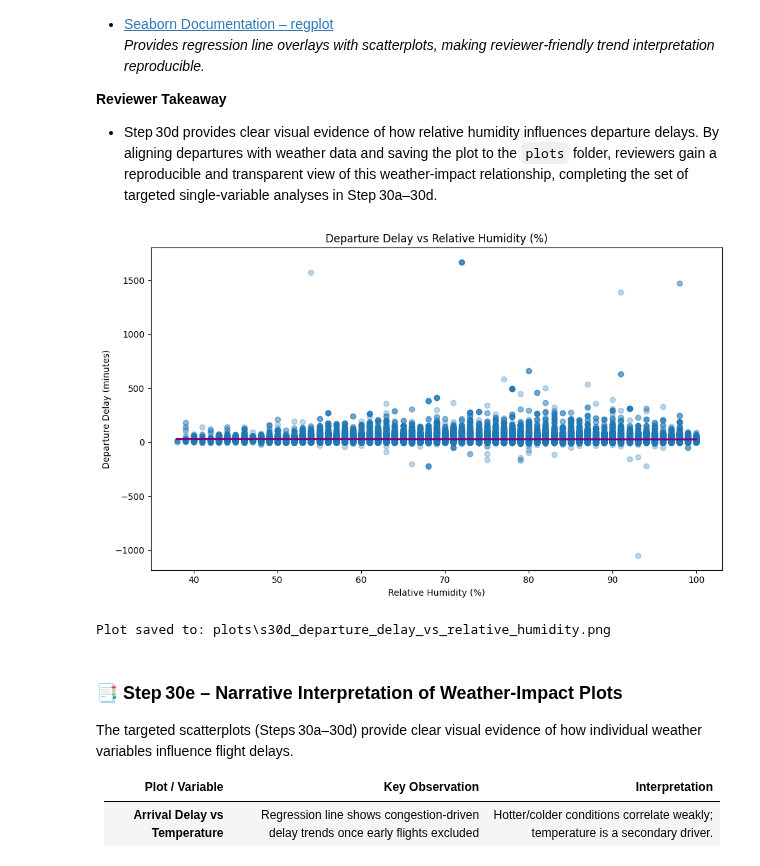
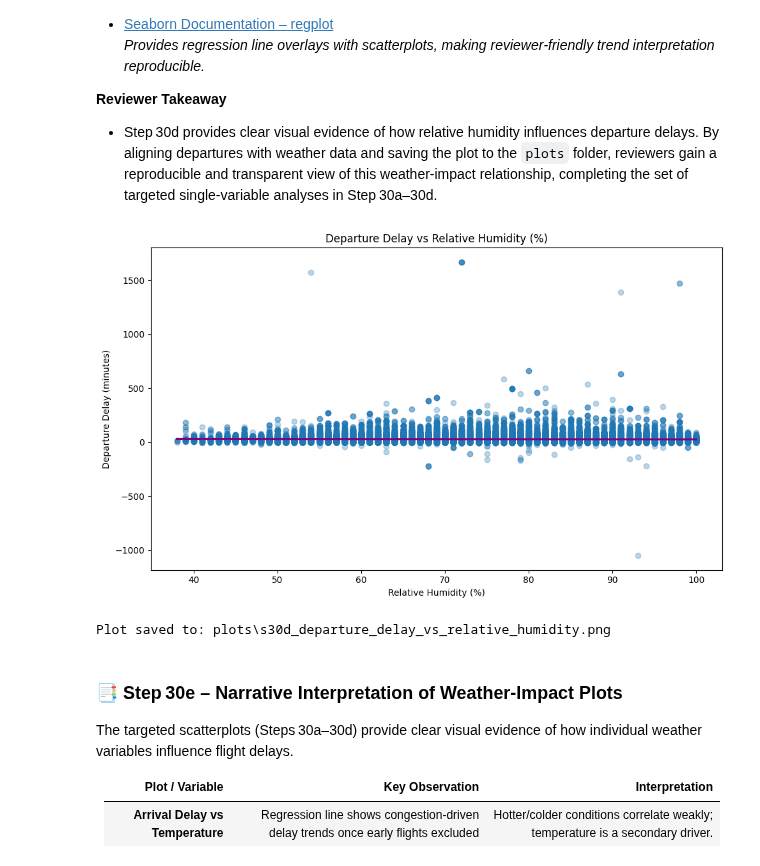
Before and after one commit to ECronin1973/programming-for-data-analytics, a Jupyter notebook: project/project.ipynb, the cells around one changed output. Saved outputs shown, nothing was run; the diff lists cells and outputs as text; code cells hidden in the pictures.

```diff
--- a/project/project.ipynb
+++ b/project/project.ipynb
@@ -3200,22 +3255,22 @@ datetime64[ns]
 # Step 27 Audit before merge
 
 # Ensure datetime conversion before using .dt
-df_weather["date"] = pd.to_datetime(df_weather["date"], errors="coerce")
+df_weather_clean["date"] = pd.to_datetime(df_weather_clean["date"], errors="coerce")
 df_arrivals["arrival.scheduledTime"] = pd.to_datetime(df_arrivals["arrival.scheduledTime"], errors="coerce")
 df_departures["departure.scheduledTime"] = pd.to_datetime(df_departures["departure.scheduledTime"], errors="coerce")
 
 # Drop NaT values to avoid .dt errors
-df_weather_valid = df_weather.dropna(subset=["date"])
+df_weather_valid = df_weather_clean.dropna(subset=["date"])
 df_arrivals_valid = df_arrivals.dropna(subset=["arrival.scheduledTime"])
 df_departures_valid = df_departures.dropna(subset=["departure.scheduledTime"])
 
 # Confirm minutes are floored to the hour
-print("Weather minutes:", df_weather_valid["date"].dt.minute.unique()) # type: ignore
+print("Weather minutes:", df_weather_valid["date"].dt.minute.unique())  # type: ignore
 print("Arrivals minutes (scheduled):", df_arrivals_valid["arrival.scheduledTime"].dt.minute.unique())
 print("Departures minutes (scheduled):", df_departures_valid["departure.scheduledTime"].dt.minute.unique())
 
 # Confirm no missing values in datetime columns
-print("Weather NaT count:", df_weather["date"].isna().sum())
+print("Weather NaT count:", df_weather_clean["date"].isna().sum())
 print("Arrivals NaT count:", df_arrivals["arrival.scheduledTime"].isna().sum())
 print("Departures NaT count:", df_departures["departure.scheduledTime"].isna().sum())
 # %% [output]
@@ -3478,9 +3571,9 @@ PLOTS_DIR.mkdir(parents=True, exist_ok=True)
 
 # ✅ Align arrivals with weather on hourly bins
 df_arrivals["date_hour"] = df_arrivals["arrival.scheduledTime"].dt.floor("h")
-df_weather["date_hour"] = df_weather["date"]
+df_weather_clean["date_hour"] = df_weather_clean["date"]
 
-arrivals_weather = pd.merge(df_arrivals, df_weather, on="date_hour", how="inner")
+arrivals_weather = pd.merge(df_arrivals, df_weather_clean, on="date_hour", how="inner")
 
 # ✅ Ensure numeric types
 arrivals_weather["temp"] = pd.to_numeric(arrivals_weather["temp"], errors="coerce")
@@ -3552,9 +3645,9 @@ PLOTS_DIR.mkdir(parents=True, exist_ok=True)
 
 # ✅ Align departures with weather on hourly bins
 df_departures["date_hour"] = df_departures["departure.scheduledTime"].dt.floor("h")
-df_weather["date_hour"] = df_weather["date"]
+df_weather_clean["date_hour"] = df_weather_clean["date"]
 
-departures_weather = pd.merge(df_departures, df_weather, on="date_hour", how="inner")
+departures_weather = pd.merge(df_departures, df_weather_clean, on="date_hour", how="inner")
 
 # ✅ Ensure numeric types
 departures_weather["rain"] = pd.to_numeric(departures_weather["rain"], errors="coerce")
@@ -3626,9 +3719,9 @@ PLOTS_DIR.mkdir(parents=True, exist_ok=True)
 
 # ✅ Align arrivals with weather on hourly bins
 df_arrivals["date_hour"] = df_arrivals["arrival.scheduledTime"].dt.floor("h")
-df_weather["date_hour"] = df_weather["date"]
+df_weather_clean["date_hour"] = df_weather_clean["date"]
 
-arrivals_weather = pd.merge(df_arrivals, df_weather, on="date_hour", how="inner")
+arrivals_weather = pd.merge(df_arrivals, df_weather_clean, on="date_hour", how="inner")
 
 # ✅ Ensure numeric types
 arrivals_weather["vis"] = pd.to_numeric(arrivals_weather["vis"], errors="coerce")
@@ -3700,37 +3793,37 @@ PLOTS_DIR.mkdir(parents=True, exist_ok=True)
 
 # ✅ Align departures with weather on hourly bins
 df_departures["date_hour"] = df_departures["departure.scheduledTime"].dt.floor("h")
-df_weather["date_hour"] = df_weather["date"]
+df_weather_clean["date_hour"] = df_weather_clean["date"]
 
-departures_weather = pd.merge(df_departures, df_weather, on="date_hour", how="inner")
+departures_weather = pd.merge(df_departures, df_weather_clean, on="date_hour", how="inner")
 
 # ✅ Ensure numeric types
 departures_weather["rhum"] = pd.to_numeric(departures_weather["rhum"], errors="coerce")
 departures_weather["departure.delay"] = pd.to_numeric(departures_weather["departure.delay"], errors="coerce")
 departures_weather = departures_weather.dropna(subset=["rhum", "departure.delay"])
 
 # ✅ Generate regression plot
 plt.figure(figsize=(10,6))
 sns.regplot(
     data=departures_weather,
     x="rhum", y="departure.delay",
     scatter_kws={"alpha":0.3}, line_kws={"color":"purple"}
 )
 plt.title("Departure Delay vs Relative Humidity (%)")
 plt.xlabel("Relative Humidity (%)")
 plt.ylabel("Departure Delay (minutes)")
 plt.tight_layout()
 
 # ✅ Save plot to 'plots' folder
 plot_path = PLOTS_DIR / "s30d_departure_delay_vs_relative_humidity.png"
 plt.savefig(plot_path)
 
 # ✅ Show plot inline
 plt.show()
 
 print(f"Plot saved to: {plot_path}")
 # %% [output]
-[figure, old version]
+[figure, new version]
 Plot saved to: plots\s30d_departure_delay_vs_relative_humidity.png
 # %% [markdown]
 ### 📑 Step 30e – Narrative Interpretation of Weather‑Impact Plots
```
Also changed, not shown: parts of 21 cells of this notebook, 11 other files.
